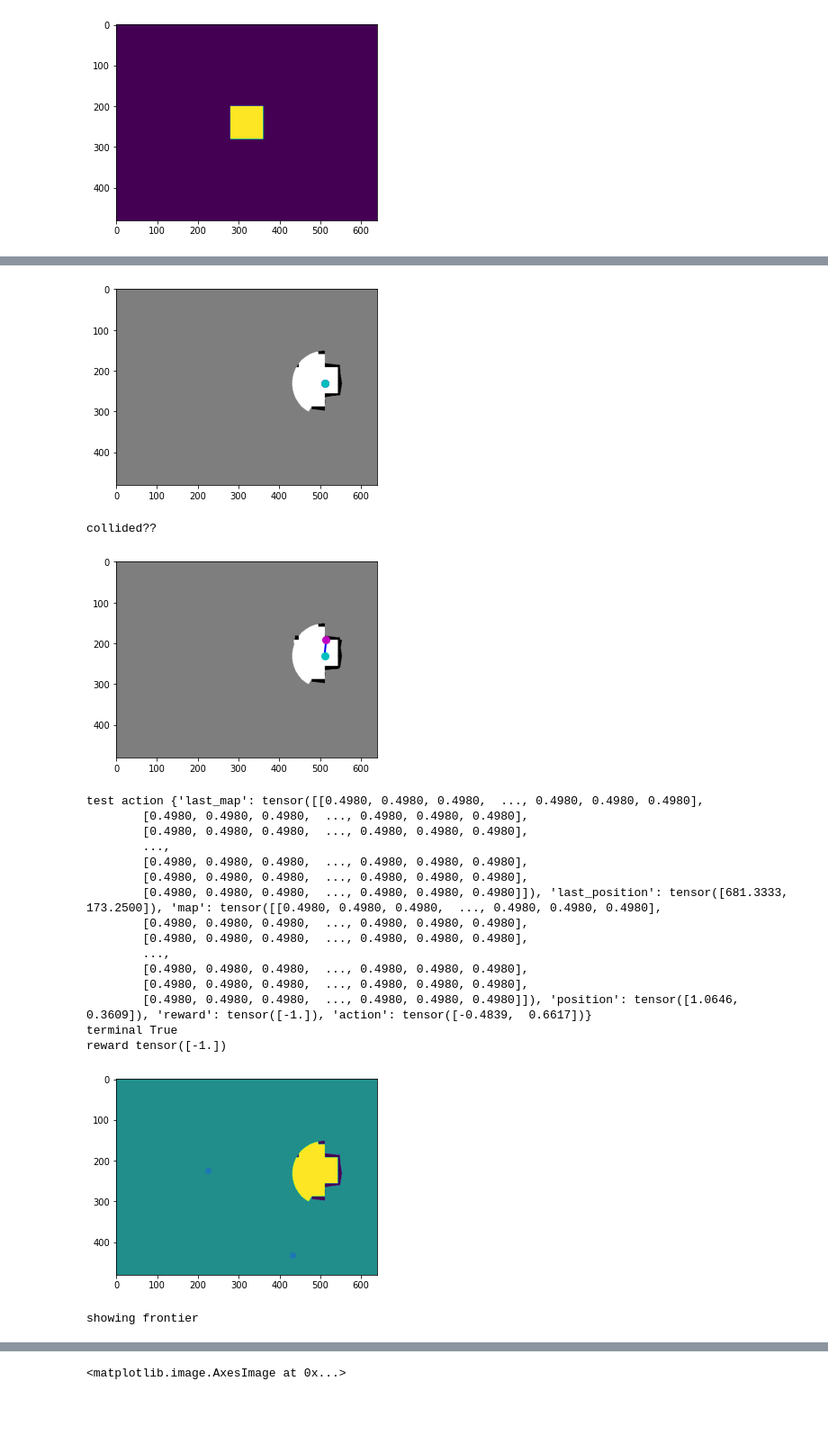
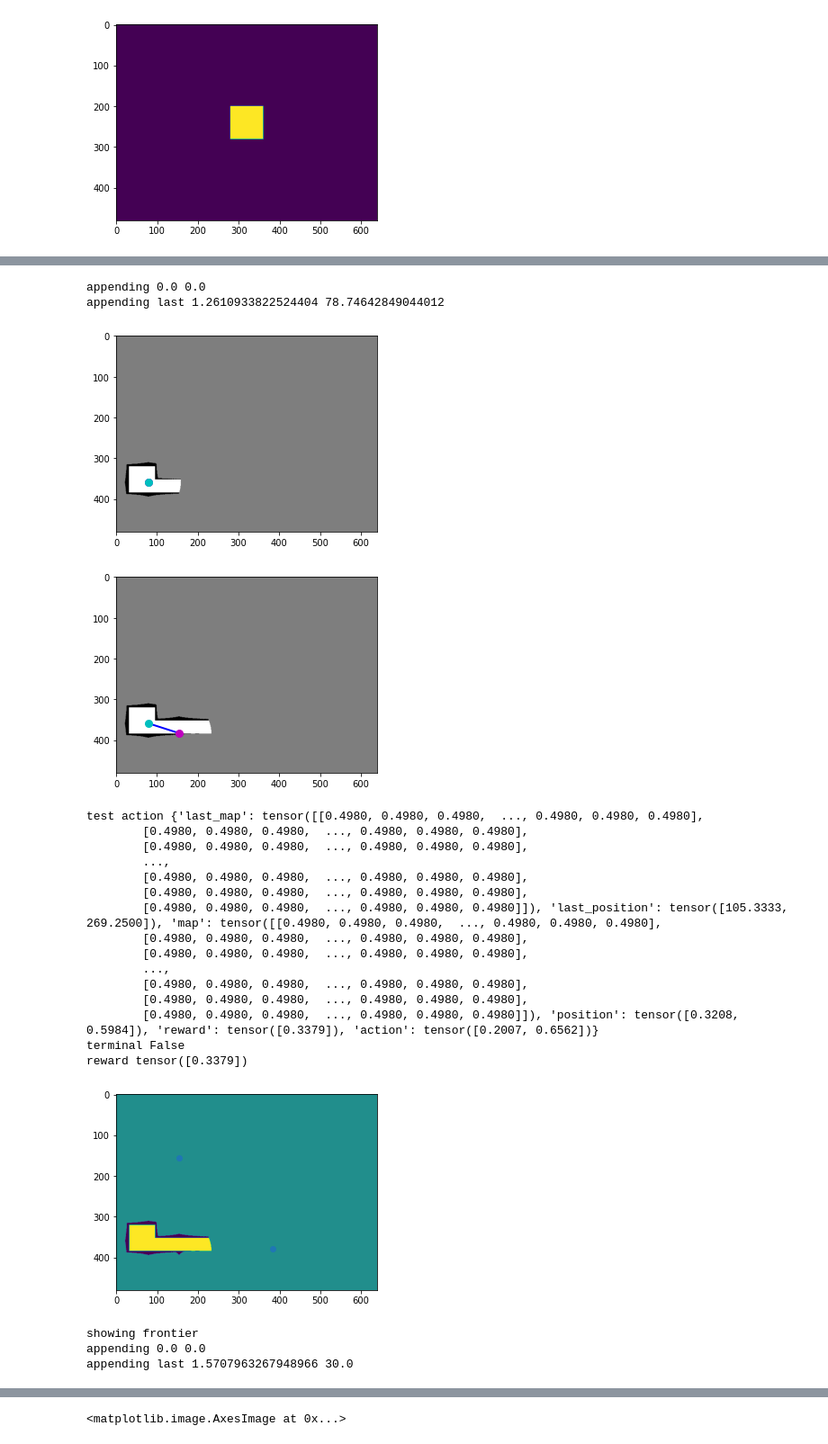
Before and after one commit to OttoJursch/DRL_robot_exploration, a Jupyter notebook: DDPG.ipynb, the cells around one changed output, grey strips where cells are left out. Shown at 90% size. Drawn from its saved outputs; the diff is of its cells as text; code cells hidden in the pictures; blank space fills up the shorter version.

```diff
--- a/DDPG.ipynb
+++ b/DDPG.ipynb
@@ -958,6 +958,8 @@ class Replay():
 
       actions = policy(last_map, last_position, env)
       last_act = None
+      if len(actions) == 0:
+        terminal = True
       for action in actions:
         if add_noise:
           sampled = self.noise.sample()
@@ -1558,22 +1560,30 @@ class GuidedExplorationPolicy:
           diff = (last_point - location).astype(np.float64)
           angle = np.arctan2(diff[0], diff[1])
           dist = np.linalg.norm(diff)
+          if angle < 0:
+            angle += 2 * np.pi
           angle = angle / (2 * np.pi)
           dist = (dist - self.action_space.min_travel) / (self.action_space.max_distance - self.action_space.min_travel)
           location = next_point
           last_point = next_point
+          print('appending', angle, dist)
           actions.append(torch.from_numpy(np.array([angle, dist])).to(device='cuda').float())
         else:
           point += 1
           last_point = next_point
 
+
+      _, coll = env.collision_check(location.astype(np.int64), last_point.astype(np.int64), env.map_size, env.global_map)
+      dist = np.linalg.norm(last_point - location)
+      #if coll or dist > self.action_space.max_distance:
       diff = (last_point - location).astype(np.float64)
-      angle = np.arctan2(diff[1], diff[0])
+      angle = np.arctan2(diff[0], diff[1])
+      if angle < 0:
+        angle += 2 * np.pi
       dist = np.linalg.norm(diff)
+      print('appending last', angle, dist)
       angle = angle / (2 * np.pi)
       dist = (dist - self.action_space.min_travel) / (self.action_space.max_distance - self.action_space.min_travel)
-      location = next_point
-      last_point = next_point
       actions.append(torch.from_numpy(np.array([angle, dist])).to(device='cuda').float())
     else:
       map = map.to(device='cuda').float().unsqueeze(0).unsqueeze(1)
@@ -1741,7 +1751,7 @@ while x < 300:
     total_reward += test_action['reward'].item()
     test_map = test_action['map']
     plt.imshow(test_replay.test_env.op_map)
-    plt.scatter(frontires[1, :], frontires[0, :])
+    plt.scatter(frontires[0, :], frontires[1, :])
 
     plt.show()
     print('showing frontier')
@@ -1759,20 +1769,23 @@ while x < 300:
+appending 0.0 0.0
+appending last 1.2610933822524404 78.74642849044012
-[figure, old version]
+[figure, new version]
-collided??
-[figure, old version]
+[figure, new version]
 test action {'last_map': tensor([[0.4980, 0.4980, 0.4980,  ..., 0.4980, 0.4980, 0.4980],
         [0.4980, 0.4980, 0.4980,  ..., 0.4980, 0.4980, 0.4980],
         [0.4980, 0.4980, 0.4980,  ..., 0.4980, 0.4980, 0.4980],
         ...,
         [0.4980, 0.4980, 0.4980,  ..., 0.4980, 0.4980, 0.4980],
         [0.4980, 0.4980, 0.4980,  ..., 0.4980, 0.4980, 0.4980],
-        [0.4980, 0.4980, 0.4980,  ..., 0.4980, 0.4980, 0.4980]]), 'last_position': tensor([681.3333, 173.2500]), 'map': tensor([[0.4980, 0.4980, 0.4980,  ..., 0.4980, 0.4980, 0.4980],
+        [0.4980, 0.4980, 0.4980,  ..., 0.4980, 0.4980, 0.4980]]), 'last_position': tensor([105.3333, 269.2500]), 'map': tensor([[0.4980, 0.4980, 0.4980,  ..., 0.4980, 0.4980, 0.4980],
         [0.4980, 0.4980, 0.4980,  ..., 0.4980, 0.4980, 0.4980],
         [0.4980, 0.4980, 0.4980,  ..., 0.4980, 0.4980, 0.4980],
         ...,
         [0.4980, 0.4980, 0.4980,  ..., 0.4980, 0.4980, 0.4980],
         [0.4980, 0.4980, 0.4980,  ..., 0.4980, 0.4980, 0.4980],
-        [0.4980, 0.4980, 0.4980,  ..., 0.4980, 0.4980, 0.4980]]), 'position': tensor([1.0646, 0.3609]), 'reward': tensor([-1.]), 'action': tensor([-0.4839,  0.6617])}
-terminal True
-reward tensor([-1.])
+        [0.4980, 0.4980, 0.4980,  ..., 0.4980, 0.4980, 0.4980]]), 'position': tensor([0.3208, 0.5984]), 'reward': tensor([0.3379]), 'action': tensor([0.2007, 0.6562])}
+terminal False
+reward tensor([0.3379])
-[figure, old version]
+[figure, new version]
 showing frontier
+appending 0.0 0.0
+appending last 1.5707963267948966 30.0
```
Also changed, not shown: parts of 9 cells of this notebook.
